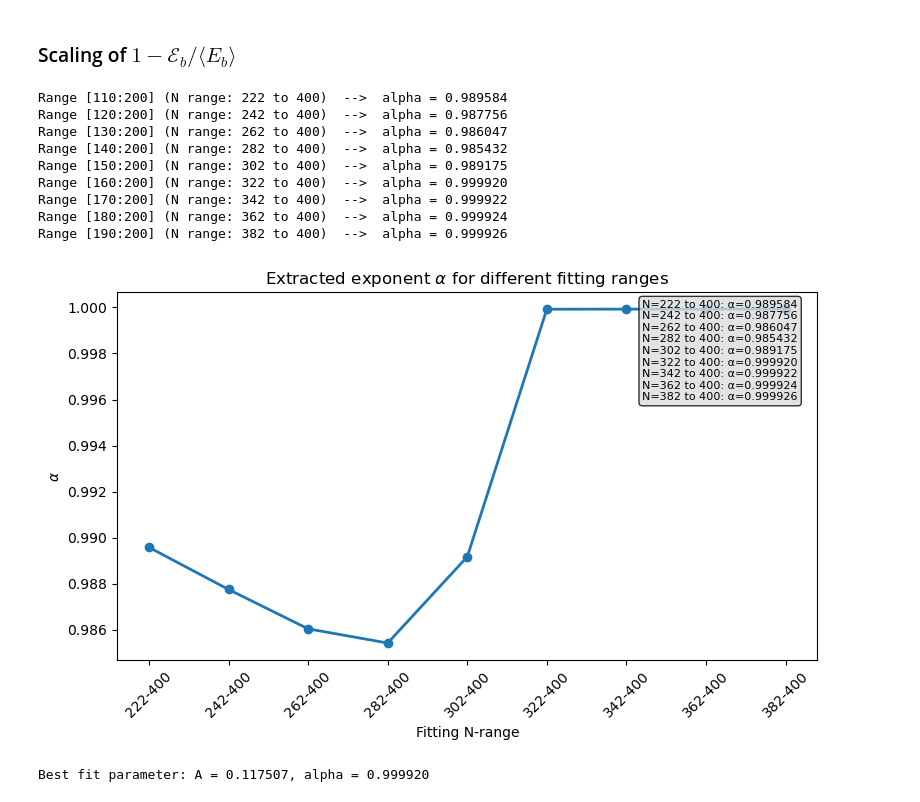
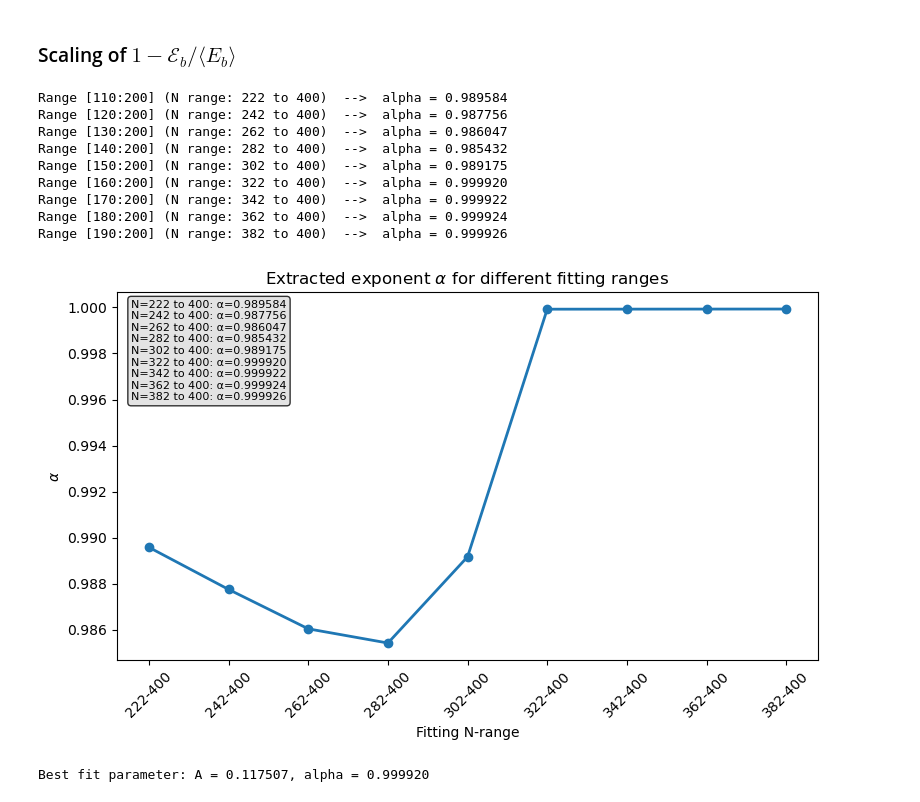
Before and after one commit to gbhanja/ERGO_FLUC_parallel_codes, a Jupyter notebook: TC_OP_coherent.ipynb, the cells around one changed output. Saved outputs shown, nothing was run; the diff lists cells and outputs as text; code cells hidden in the pictures.

```diff
--- a/TC_OP_coherent.ipynb
+++ b/TC_OP_coherent.ipynb
@@ -314,40 +314,40 @@ alpha_text = "\n".join(
 
 
 plt.text(
-    0.75, 0.98,
+    0.02, 0.98,
     alpha_text,
     transform=plt.gca().transAxes,
     fontsize=8,
     va='top',
     bbox=dict(boxstyle='round', facecolor='gainsboro', alpha=0.8)
 )
 
 xvals = np.arange(len(alpha_list))
 
 xticklabels = [
     f"{N_arr[s]}-{N_arr[e-1]}"
     for s, e in fit_ranges
 ]
 
 plt.plot(xvals, alpha_list, 'o-', lw=2, color='tab:blue')
 plt.xticks(xvals, xticklabels, rotation=45)
 plt.xlabel("Fitting N-range")
 plt.ylabel(r"$\alpha$")
 plt.title(r"Extracted exponent $\alpha$ for different fitting ranges")
 
 plt.tight_layout()
 plt.show()
 # %% [output]
 Range [110:200] (N range: 222 to 400)  -->  alpha = 0.989584
 Range [120:200] (N range: 242 to 400)  -->  alpha = 0.987756
 Range [130:200] (N range: 262 to 400)  -->  alpha = 0.986047
 Range [140:200] (N range: 282 to 400)  -->  alpha = 0.985432
 Range [150:200] (N range: 302 to 400)  -->  alpha = 0.989175
 Range [160:200] (N range: 322 to 400)  -->  alpha = 0.999920
 Range [170:200] (N range: 342 to 400)  -->  alpha = 0.999922
 Range [180:200] (N range: 362 to 400)  -->  alpha = 0.999924
 Range [190:200] (N range: 382 to 400)  -->  alpha = 0.999926
-[figure, old version]
+[figure, new version]
 # %%
 ###################################
 # Scaling using a logarithmic plot
```
Also changed, not shown: parts of 2 cells of this notebook.
